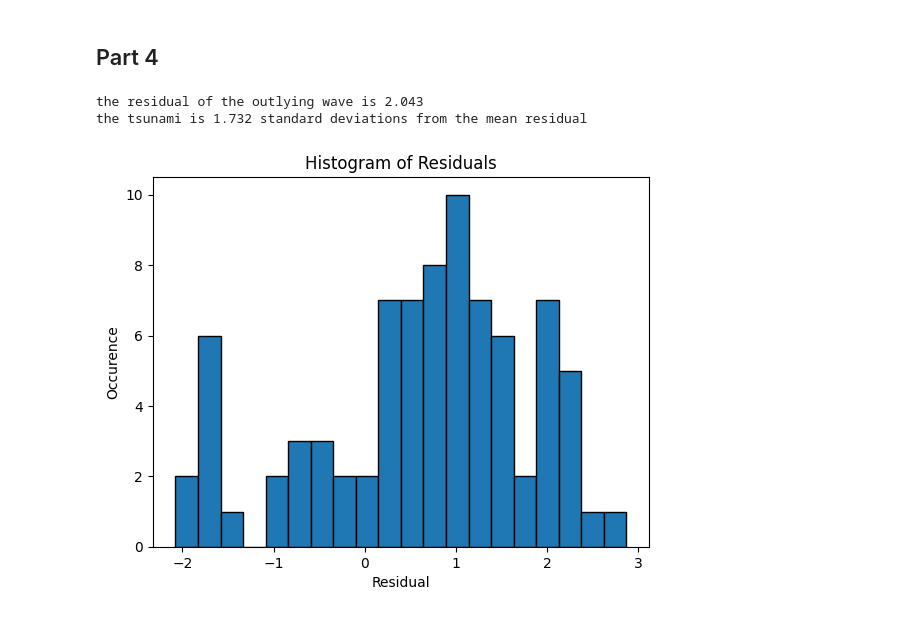
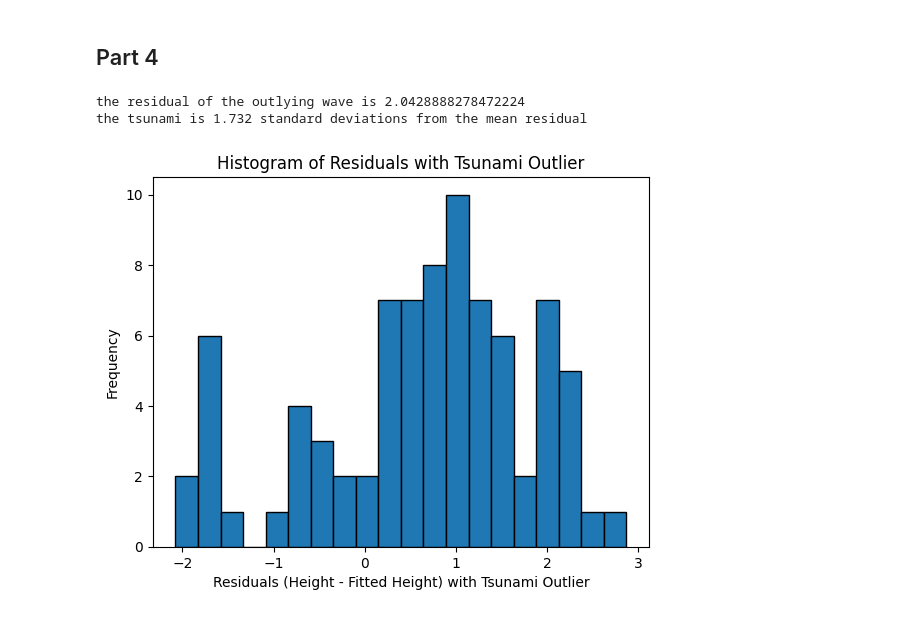
Before and after one commit to l0renGigi123/ASTR19-Project, a Jupyter notebook: Group2_Project.ipynb, the cells around one changed output. Cells and saved outputs as stored; diff of their text form; code cells hidden in the pictures.

```diff
--- a/Group2_Project.ipynb
+++ b/Group2_Project.ipynb
@@ -144,21 +144,23 @@ Estimated Intrinsic Scatter: 1.152641910078107
 # %%
 #new outlier added 2 feet to data point
 height[26] = 7.33
 
 nresidual = []
 
 for i in range(len(height)):
-    nresidual.append(round(height[i] - fitted_heights[i],3))
+    nresidual.append(height[i] - fitted_heights[i])
     if i == 26:
         print(f"the residual of the outlying wave is {nresidual[i]}")
 
 plt.hist(nresidual, bins=20, edgecolor="black")
-plt.xlabel("Residual")
-plt.ylabel("Occurence")
-plt.title("Histogram of Residuals")
+plt.xlabel("Residuals (Height - Fitted Height) with Tsunami Outlier")
+plt.ylabel("Frequency")
+plt.title("Histogram of Residuals with Tsunami Outlier")
+
+#calculation of wave deviation
 wave_deviation = round(nresidual[26] / residual_std,3)
 print(f"the tsunami is {wave_deviation} standard deviations from the mean residual")
 # %% [output]
-the residual of the outlying wave is 2.043
+the residual of the outlying wave is 2.0428888278472224
 the tsunami is 1.732 standard deviations from the mean residual
-[figure, old version]
+[figure, new version]
```
Also changed, not shown: parts of 1 cell of this notebook.
